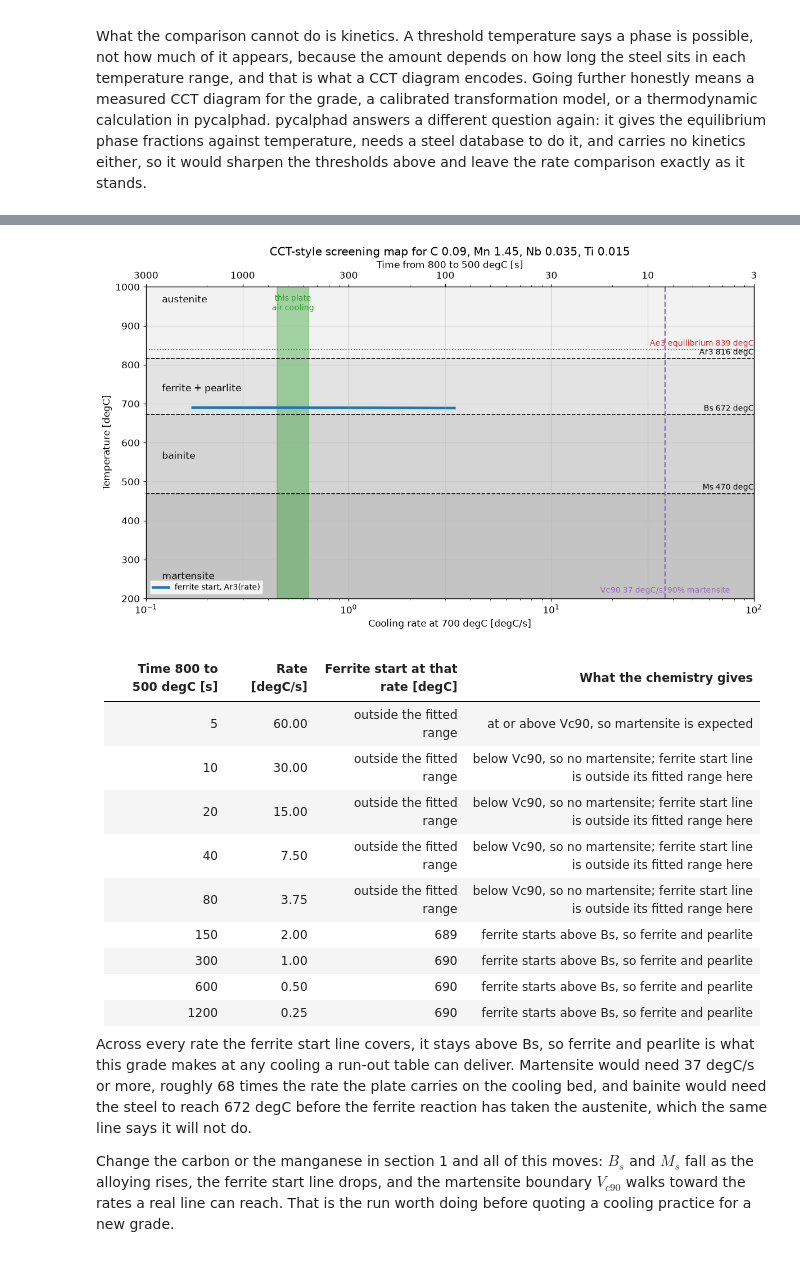
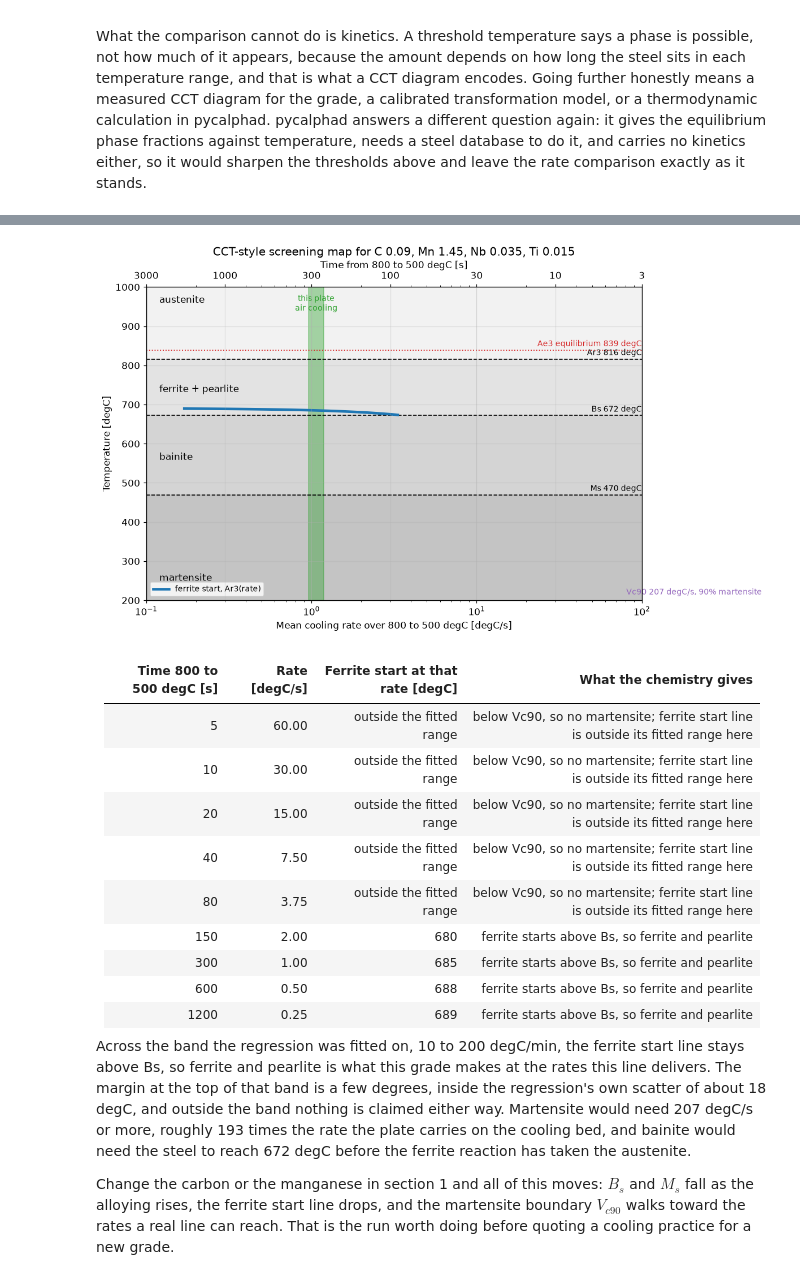
Before and after one commit to daniswaramp/acc-heat-analysis, a Jupyter notebook: ACC_Heat_Analysis.ipynb, the cells around one changed output, grey strips where cells are left out. Cells and saved outputs as stored; diff of their text form; code cells hidden in the pictures.

```diff
--- a/ACC_Heat_Analysis.ipynb
+++ b/ACC_Heat_Analysis.ipynb
@@ -1023,7 +1093,7 @@ def Ar3_at_rate(CR_per_s):
     if not (10.0 <= CR_per_min <= 200.0):
         return None
     return (862 - 182*c["C"] - 76.1*c["Mn"] + 1121*c["S"] - 1804*c["Nb"]
-            + 1168*c["Ti"] - 2852*N_free - 0.0084*CR_per_min)
+            + 1168*c["Ti"] - 2852*N_free - 0.084*CR_per_min)
 
 def what_the_path_implies(Tprof, governing):
     T_end = Tprof[-1]
@@ -1046,11 +1116,11 @@ for (name, Tprof), (_, peak, acc_mean, air_mean, mid) in zip(zip(depth_names, de
 rows += ["",
          f"Nothing in the column above is a transformation, and the numbers say why. The whole section is between "
          f"{min(s[i_acc] for s in depth_series):.0f} and {max(s[i_acc] for s in depth_series):.0f} degC when the curtains stop, "
-         f"which is under the equilibrium Ar3 of {Ar3:.0f} degC but far above Bs at {Bs:.0f} degC and Ms at {Ms:.0f} degC, "
+         f"which is under the Ar3 of {Ar3:.0f} degC but far above Bs at {Bs:.0f} degC and Ms at {Ms:.0f} degC, "
          f"and the rate from there on is under {max(r[3] for r in cr_rows):.1f} degC/s against the {Vc90:.0f} degC/s that "
          "90 percent martensite would need. Ferrite and pearlite is what this section can make.",
          "",
-         f"The 692 degC/s surface spike is real in the model but irrelevant to the phases: it happens while the surface is "
+         f"The {cr_rows[0][1]:.0f} degC/s surface spike is real in the model but irrelevant to the phases: it happens while the surface is "
          f"still near {FRT:.0f} degC, well above the ferrite start temperature, and a cooling rate only decides the "
          "microstructure while the steel is inside the transformation range. This is the one place where the "
          "through-thickness spread is invisible: the depths differ by about "
@@ -1076,7 +1146,7 @@ The last piece is the one a mill actually asks for: for a given cooling time, wh
 Two warnings about reading it. The horizontal boundaries are drawn flat because $B_s$ and $M_s$ depend on the chemistry and only weakly on the rate, while the ferrite start line does move with the rate and is drawn as a curve. And it is a screening guide, not a measured diagram: the lines say which phases the steel is capable of forming, not how much of each one appears, and a rate only decides the microstructure while the steel is inside the transformation range.
 # %%
 # the same chemistry read against cooling time instead of depth
-rate = np.logspace(np.log10(0.1), np.log10(100.0), 200)     # cooling rate at 700 degC [degC/s]
+rate = np.logspace(np.log10(0.1), np.log10(100.0), 200)     # mean rate over 800-500 degC [degC/s]
 t85 = 300.0 / rate                                          # time from 800 to 500 degC [s]
 air_lo, air_hi = cr_rows[0][3], cr_rows[-1][3]              # the plate's own rate, from section 13
 
@@ -1105,57 +1175,58 @@ ax.text(rate[0] * 1.2, 960, "austenite", fontsize=11)
 ax.text(rate[0] * 1.2, (Bs + Ar3) / 2 - 12, "ferrite + pearlite", fontsize=11)
 ax.text(rate[0] * 1.2, (Ms + Bs) / 2 - 12, "bainite", fontsize=11)
 ax.text(rate[0] * 1.2, 250, "martensite", fontsize=11)
-ax.set_xlabel("Cooling rate at 700 degC [degC/s]"); ax.set_ylabel("Temperature [degC]")
+ax.set_xlabel("Mean cooling rate over 800 to 500 degC [degC/s]"); ax.set_ylabel("Temperature [degC]")
 ax.set_title("CCT-style screening map for " + ", ".join(f"{k} {c.get(k, 0):g}" for k in ("C", "Mn", "Nb", "Ti")))
 ax.legend(loc="lower left", fontsize=9)
 
 top = ax.twiny(); top.set_xscale("log"); top.set_xlim(ax.get_xlim())
 tick_t = np.array([3.0, 10.0, 30.0, 100.0, 300.0, 1000.0, 3000.0])
 inside = (300.0 / tick_t >= rate[0]) & (300.0 / tick_t <= rate[-1])
 top.set_xticks((300.0 / tick_t)[inside]); top.set_xticklabels([f"{t:g}" for t in tick_t[inside]])
 top.set_xlabel("Time from 800 to 500 degC [s]")
 fig.tight_layout(); fig.savefig(f"{FIGDIR}/cct_screening.png", dpi=150); plt.show()
 
 rows = ["| Time 800 to 500 degC [s] | Rate [degC/s] | Ferrite start at that rate [degC] | What the chemistry gives |",
         "|---|---|---|---|"]
 for t in (5.0, 10.0, 20.0, 40.0, 80.0, 150.0, 300.0, 600.0, 1200.0):
     r = 300.0 / t
     ar3_at = Ar3_at_rate(r)
     if r >= Vc90:
         verdict = "at or above Vc90, so martensite is expected"
     elif ar3_at is None:
         verdict = "below Vc90, so no martensite; ferrite start line is outside its fitted range here"
     elif ar3_at > Bs:
         verdict = "ferrite starts above Bs, so ferrite and pearlite"
     else:
         verdict = "ferrite start below Bs, so bainite would come first"
     rows.append(f"| {t:g} | {r:.2f} | {'outside the fitted range' if ar3_at is None else f'{ar3_at:.0f}'} | {verdict} |")
 rows += ["",
-         f"Across every rate the ferrite start line covers, it stays above Bs, so ferrite and pearlite is what this grade "
-         f"makes at any cooling a run-out table can deliver. Martensite would need {Vc90:.0f} degC/s or more, roughly "
+         f"Across the band the regression was fitted on, 10 to 200 degC/min, the ferrite start line stays above Bs, so "
+         f"ferrite and pearlite is what this grade makes at the rates this line delivers. The margin at the top of that "
+         f"band is a few degrees, inside the regression's own scatter of about 18 degC, and outside the band nothing is "
+         f"claimed either way. Martensite would need {Vc90:.0f} degC/s or more, roughly "
          f"{Vc90/((air_lo + air_hi) / 2):.0f} times the rate the plate carries on the cooling bed, and bainite would need "
-         f"the steel to reach {Bs:.0f} degC before the ferrite reaction has taken the austenite, which the same line says "
-         "it will not do.",
+         f"the steel to reach {Bs:.0f} degC before the ferrite reaction has taken the austenite.",
          "",
          "Change the carbon or the manganese in section 1 and all of this moves: $B_s$ and $M_s$ fall as the alloying "
          "rises, the ferrite start line drops, and the martensite boundary $V_{c90}$ walks toward the rates a real line "
          "can reach. That is the run worth doing before quoting a cooling practice for a new grade."]
 display(Markdown("\n".join(rows)))
 # %% [output]
-[figure, old version]
+[figure, new version]
 | Time 800 to 500 degC [s] | Rate [degC/s] | Ferrite start at that rate [degC] | What the chemistry gives |
 |---|---|---|---|
-| 5 | 60.00 | outside the fitted range | at or above Vc90, so martensite is expected |
+| 5 | 60.00 | outside the fitted range | below Vc90, so no martensite; ferrite start line is outside its fitted range here |
 | 10 | 30.00 | outside the fitted range | below Vc90, so no martensite; ferrite start line is outside its fitted range here |
 | 20 | 15.00 | outside the fitted range | below Vc90, so no martensite; ferrite start line is outside its fitted range here |
 | 40 | 7.50 | outside the fitted range | below Vc90, so no martensite; ferrite start line is outside its fitted range here |
 | 80 | 3.75 | outside the fitted range | below Vc90, so no martensite; ferrite start line is outside its fitted range here |
-| 150 | 2.00 | 689 | ferrite starts above Bs, so ferrite and pearlite |
-| 300 | 1.00 | 690 | ferrite starts above Bs, so ferrite and pearlite |
-| 600 | 0.50 | 690 | ferrite starts above Bs, so ferrite and pearlite |
-| 1200 | 0.25 | 690 | ferrite starts above Bs, so ferrite and pearlite |
+| 150 | 2.00 | 680 | ferrite starts above Bs, so ferrite and pearlite |
+| 300 | 1.00 | 685 | ferrite starts above Bs, so ferrite and pearlite |
+| 600 | 0.50 | 688 | ferrite starts above Bs, so ferrite and pearlite |
+| 1200 | 0.25 | 689 | ferrite starts above Bs, so ferrite and pearlite |
 
-Across every rate the ferrite start line covers, it stays above Bs, so ferrite and pearlite is what this grade makes at any cooling a run-out table can deliver. Martensite would need 37 degC/s or more, roughly 68 times the rate the plate carries on the cooling bed, and bainite would need the steel to reach 672 degC before the ferrite reaction has taken the austenite, which the same line says it will not do.
+Across the band the regression was fitted on, 10 to 200 degC/min, the ferrite start line stays above Bs, so ferrite and pearlite is what this grade makes at the rates this line delivers. The margin at the top of that band is a few degrees, inside the regression's own scatter of about 18 degC, and outside the band nothing is claimed either way. Martensite would need 207 degC/s or more, roughly 193 times the rate the plate carries on the cooling bed, and bainite would need the steel to reach 672 degC before the ferrite reaction has taken the austenite.
 
 Change the carbon or the manganese in section 1 and all of this moves: $B_s$ and $M_s$ fall as the alloying rises, the ferrite start line drops, and the martensite boundary $V_{c90}$ walks toward the rates a real line can reach. That is the run worth doing before quoting a cooling practice for a new grade.
 # %% [markdown]
```
Also changed, not shown: parts of 18 cells of this notebook, 12 other files.
